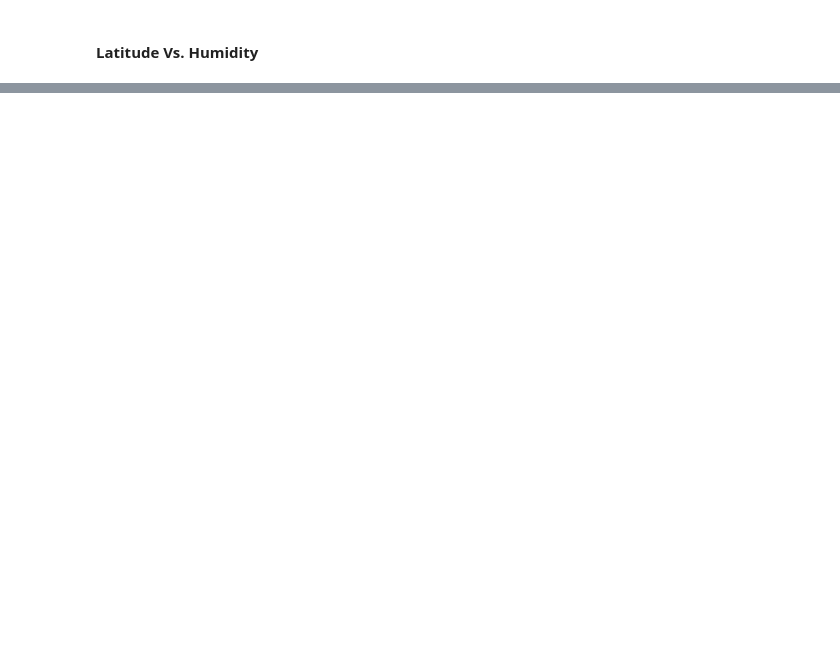
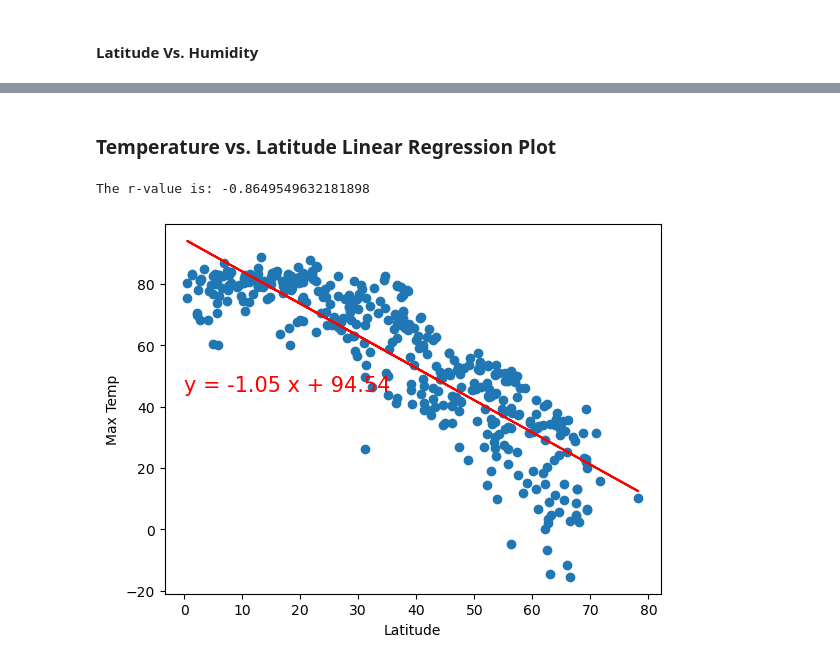
Before and after one commit to mgtaylor119/python-api-challenge, a Jupyter notebook: WeatherPy/WeatherPy.ipynb, the cells around one changed output, grey strips where cells are left out. Saved outputs shown, nothing was run; the diff lists cells and outputs as text; code cells hidden in the pictures; blank space fills up the shorter version.

```diff
--- a/WeatherPy/WeatherPy.ipynb
+++ b/WeatherPy/WeatherPy.ipynb
@@ -227,0 +284,18 @@ plt.show()
+# %%
+# Define a function to create Linear Regression plots
+def plot_linear_regression(x_values, y_values, title, text_coordinates):
+    (slope, intercept, rvalue, pvalue, stderr) = linregress (x_values,y_values)
+    regress_values = x_values * slope + intercept
+    line_eq = "y = " + str(round(slope,2)) + " x + " + str(round(intercept,2))
+
+    plt.scatter(x_values, y_values)
+    plt.plot(x_values, regress_values, "r-")
+    plt.annotate(line_eq, text_coordinates, fontsize=15, color="red")
+    print(f"The r-value is: {rvalue}")
+    plt.show()
+# %%
+# Create a DataFrame with the Northern Hemisphere data (Latitude >= 0)
+northern_hemi_df = city_data_df.loc[(city_data_df["Lat"] >=0)]
+
+# Display sample data
+northern_hemi_df.head()
@@ -227,0 +324,12 @@ plt.show()
+# %% [markdown]
+###  Temperature vs. Latitude Linear Regression Plot
+# %%
+# Linear regression on Northern Hemisphere
+x_values = northern_hemi_df["Lat"]
+y_values = northern_hemi_df["Max Temp"]
+plt.xlabel("Latitude")
+plt.ylabel("Max Temp")
+plot_linear_regression(x_values, y_values, 'Max Temp', (0,45))
+# %% [output]
+The r-value is: -0.8649549632181898
+[figure, added]
```
Also changed, not shown: parts of 34 cells of this notebook, 5 other files.
